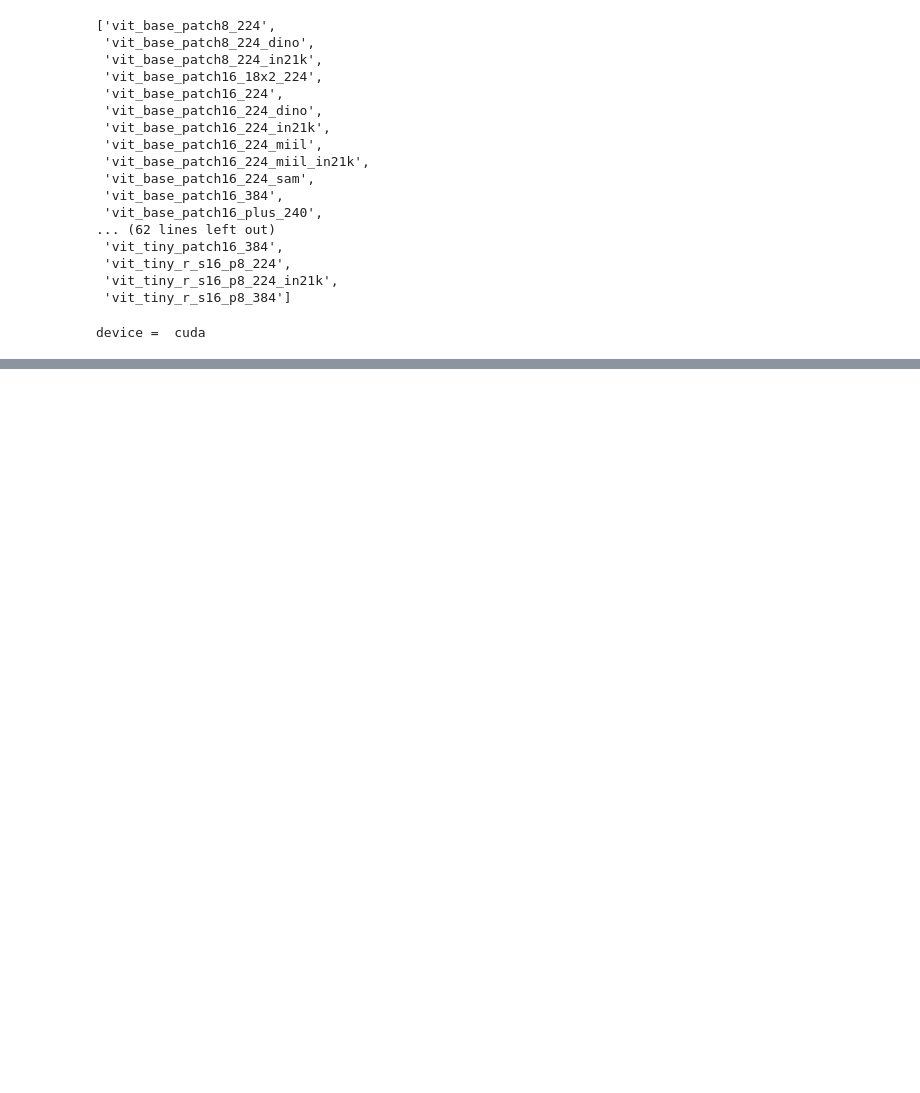
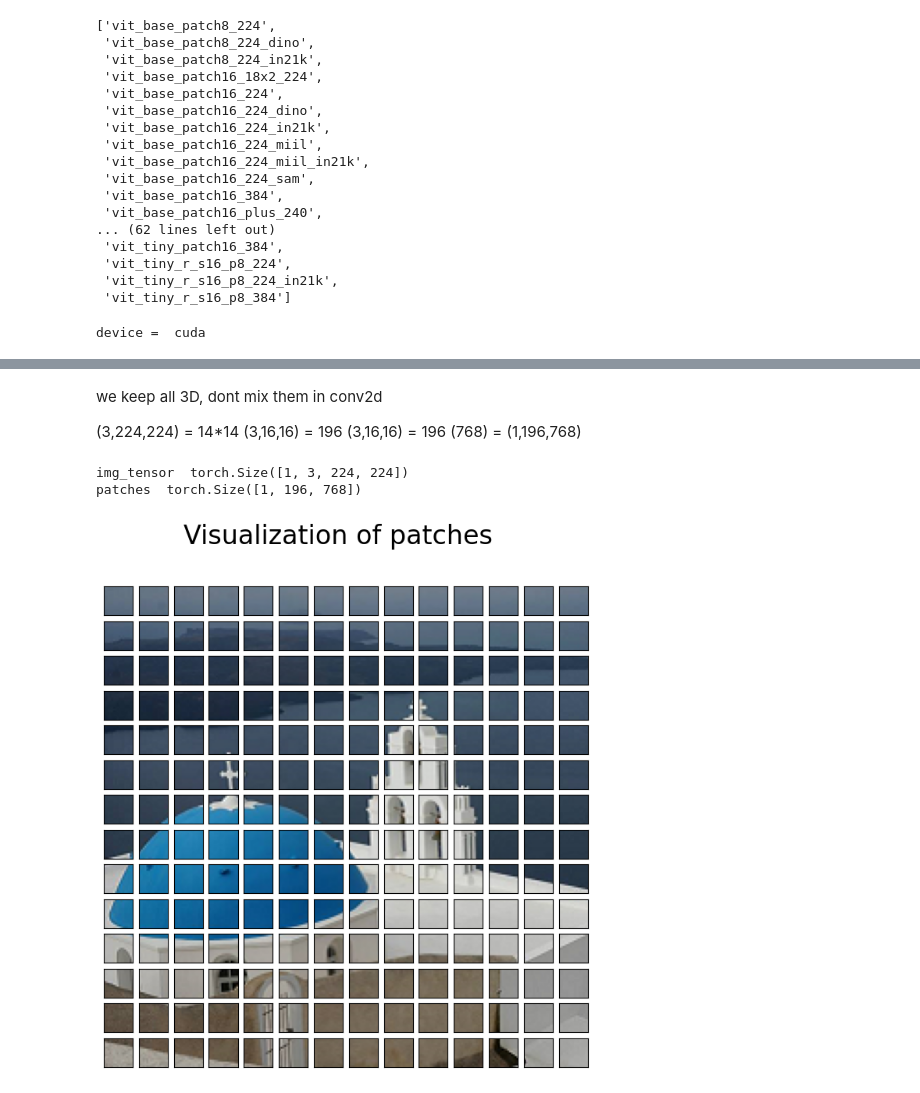
Before and after one commit to mostafa-ja/Transformers, a Jupyter notebook: Vision_Transformer.ipynb, the cells around one changed output, grey strips where cells are left out. Drawn from its saved outputs; the diff is of its cells as text; code cells hidden in the pictures; blank space fills up the shorter version.

```diff
--- a/Vision_Transformer.ipynb
+++ b/Vision_Transformer.ipynb
@@ -43,0 +205,28 @@ device =  cuda
+# %% [markdown]
+we keep all 3D, dont mix them in conv2d
+
+(3,224,224) = 14*14 (3,16,16) = 196 (3,16,16) = 196 (768) = (1,196,768)
+# %%
+patches = model.patch_embed(img_tensor)
+print('img_tensor ',img_tensor.shape)
+print('patches ',patches.shape)
+# %% [output]
+img_tensor  torch.Size([1, 3, 224, 224])
+patches  torch.Size([1, 196, 768])
+# %%
+# This is NOT a part of the pipeline.
+# Actually the image is divided into patch embeddings by Conv2d
+# with stride=(16, 16) shown above.
+fig = plt.figure(figsize=(8,8))
+fig.suptitle ('Visualization of patches',fontsize=24)
+img = np.asarray(img)
+for i in range(196):
+  x = i % 14
+  y = i // 14
+  patch = img[16*y:16*(y+1), 16*x:16*(x+1)]
+  ax = fig.add_subplot(14,14,i+1)
+  ax.axes.get_xaxis().set_visible(False)
+  ax.axes.get_yaxis().set_visible(False)
+  ax.imshow(patch)
+# %% [output]
+[figure, added]
```
Also changed, not shown: parts of 22 cells of this notebook.
